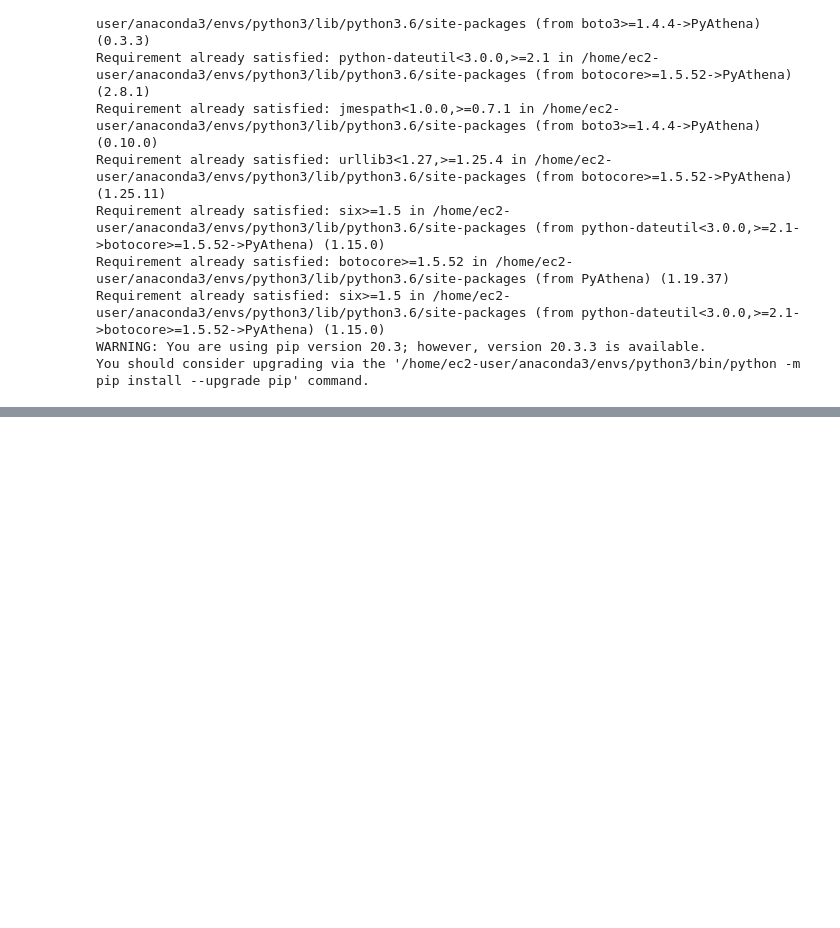
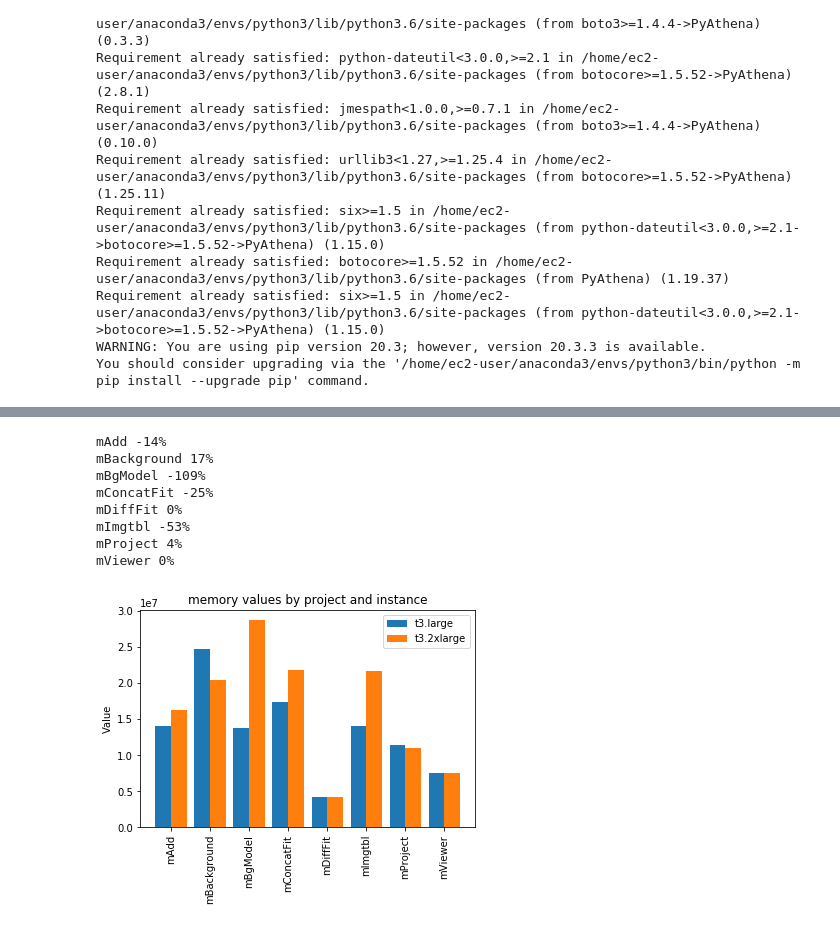
Before and after one commit to tadeq/Hyperflow-logs-analysis, a Jupyter notebook: hyperflow_analysis.ipynb, the cells around one changed output, grey strips where cells are left out. Drawn from its saved outputs; the diff is of its cells as text; code cells hidden in the pictures; blank space fills up the shorter version.

```diff
--- a/hyperflow_analysis.ipynb
+++ b/hyperflow_analysis.ipynb
@@ -97,0 +125,13 @@ comparison.plot(kind='bar')
+# %%
+draw_comparison_bar_plot([metrics_df_large3, metrics_df_large32], 'memory', ['t3.large', 't3.2xlarge'])
+print_speedup_ratio([metrics_df_large3, metrics_df_large32], 'memory')
+# %% [output]
+mAdd -14%
+mBackground 17%
+mBgModel -109%
+mConcatFit -25%
+mDiffFit 0%
+mImgtbl -53%
+mProject 4%
+mViewer 0%
+[figure, added]
```
Also changed, not shown: parts of 9 cells of this notebook.
